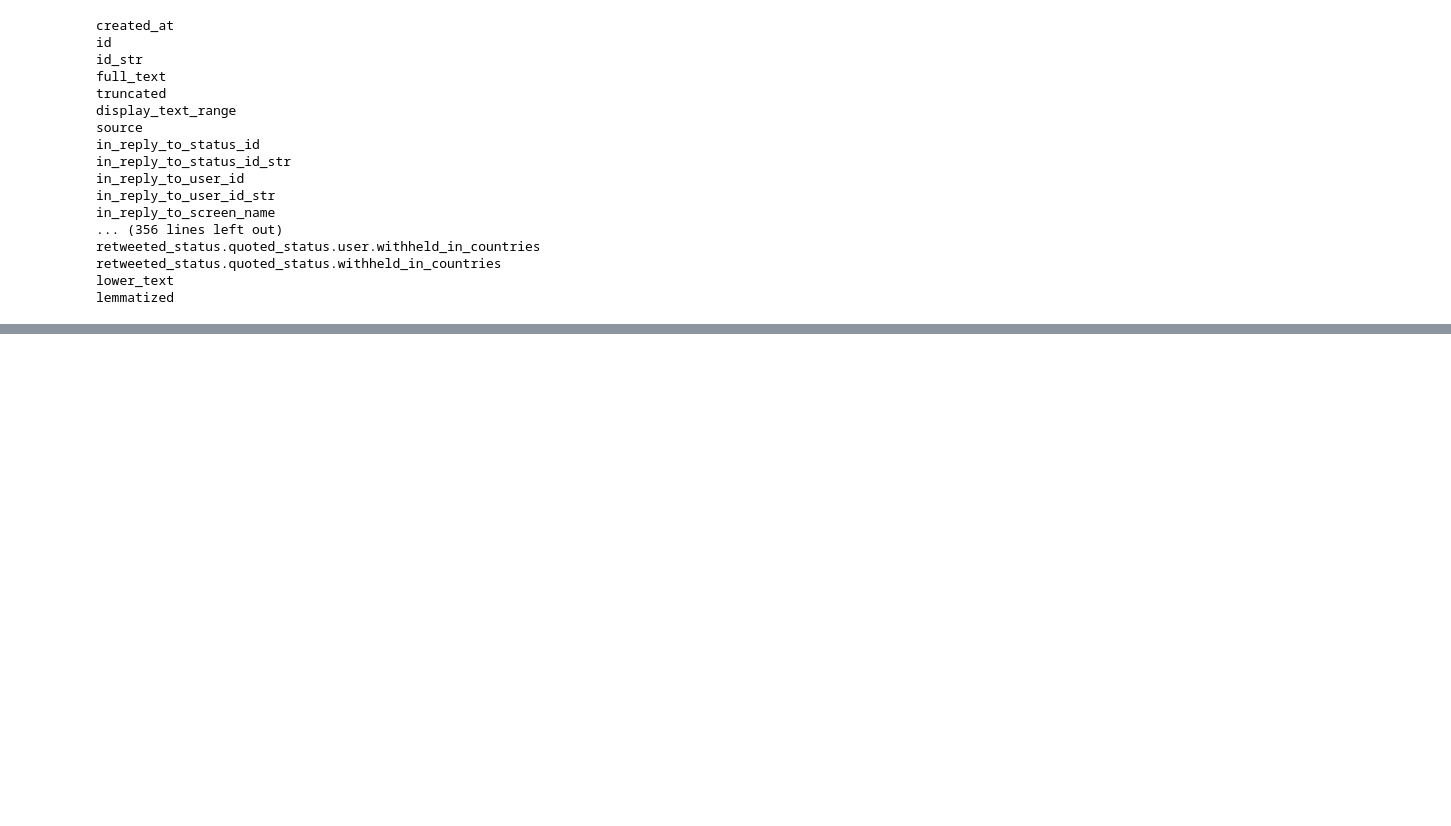
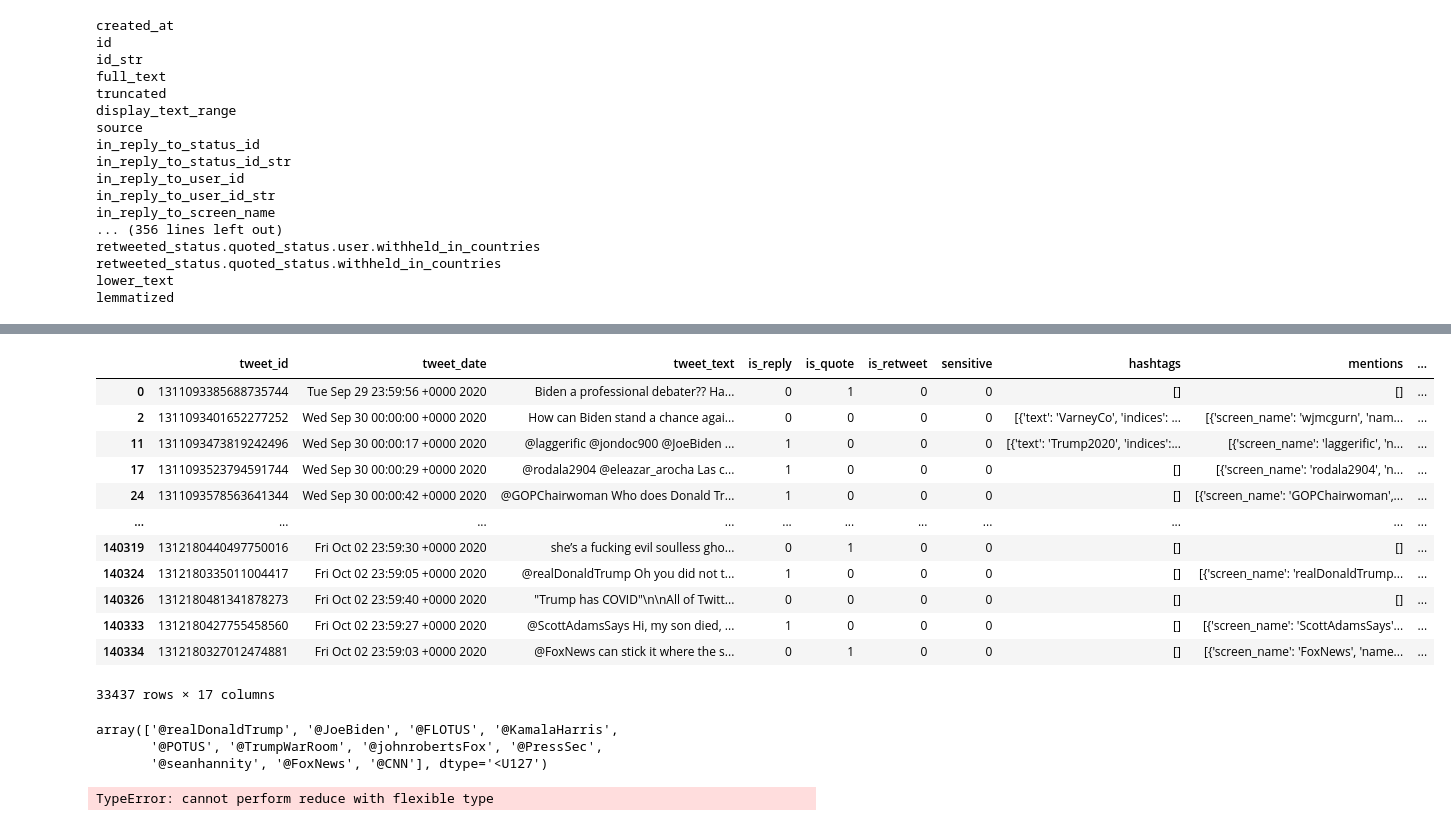
Before and after one commit to cjholcomb/paranormal-distribution, a Jupyter notebook: notebooks/Heathers_twitter.ipynb, the cells around one changed output, grey strips where cells are left out. Drawn from its saved outputs; the diff is of its cells as text; code cells hidden in the pictures; blank space fills up the shorter version.

```diff
--- a/notebooks/Heathers_twitter.ipynb
+++ b/notebooks/Heathers_twitter.ipynb
@@ -218,0 +261,2 @@ plt.title = ;
+# %%
+non_rt_df = df[df['is_retweet'] == 0]
@@ -218,0 +265,33 @@ plt.title = ;
+# %%
+non_rt_df
+# %% [output]
+|  | tweet_id | tweet_date | tweet_text | is_reply | is_quote | is_retweet | sensitive | hashtags | mentions | ... |
+| 0 | 1311093385688735744 | Tue Sep 29 23:59:56 +0000 2020 | Biden a professional debater?? Ha... | 0 | 1 | 0 | 0 | [] | [] | ... |
+| 2 | 1311093401652277252 | Wed Sep 30 00:00:00 +0000 2020 | How can Biden stand a chance agai... | 0 | 0 | 0 | 0 | [{'text': 'VarneyCo', 'indices': ... | [{'screen_name': 'wjmcgurn', 'nam... | ... |
+| 11 | 1311093473819242496 | Wed Sep 30 00:00:17 +0000 2020 | @laggerific @jondoc900 @JoeBiden ... | 1 | 0 | 0 | 0 | [{'text': 'Trump2020', 'indices':... | [{'screen_name': 'laggerific', 'n... | ... |
+| 17 | 1311093523794591744 | Wed Sep 30 00:00:29 +0000 2020 | @rodala2904 @eleazar_arocha Las c... | 1 | 0 | 0 | 0 | [] | [{'screen_name': 'rodala2904', 'n... | ... |
+| 24 | 1311093578563641344 | Wed Sep 30 00:00:42 +0000 2020 | @GOPChairwoman Who does Donald Tr... | 1 | 0 | 0 | 0 | [] | [{'screen_name': 'GOPChairwoman',... | ... |
+| ... | ... | ... | ... | ... | ... | ... | ... | ... | ... | ... |
+| 140319 | 1312180440497750016 | Fri Oct 02 23:59:30 +0000 2020 | she’s a fucking evil soulless gho... | 0 | 1 | 0 | 0 | [] | [] | ... |
+| 140324 | 1312180335011004417 | Fri Oct 02 23:59:05 +0000 2020 | @realDonaldTrump Oh you did not t... | 1 | 0 | 0 | 0 | [] | [{'screen_name': 'realDonaldTrump... | ... |
+| 140326 | 1312180481341878273 | Fri Oct 02 23:59:40 +0000 2020 | "Trump has COVID"\n\nAll of Twitt... | 0 | 0 | 0 | 0 | [] | [] | ... |
+| 140333 | 1312180427755458560 | Fri Oct 02 23:59:27 +0000 2020 | @ScottAdamsSays Hi, my son died, ... | 1 | 0 | 0 | 0 | [] | [{'screen_name': 'ScottAdamsSays'... | ... |
+| 140334 | 1312180327012474881 | Fri Oct 02 23:59:03 +0000 2020 | @FoxNews can stick it where the s... | 0 | 1 | 0 | 0 | [] | [{'screen_name': 'FoxNews', 'name... | ... |
+33437 rows × 17 columns
+# %%
+top_10_names
+# %% [output]
+array(['@realDonaldTrump', '@JoeBiden', '@FLOTUS', '@KamalaHarris',
+       '@POTUS', '@TrumpWarRoom', '@johnrobertsFox', '@PressSec',
+       '@seanhannity', '@FoxNews', '@CNN'], dtype='<U127')
+# %%
+mentions = []
+for ind, text in enumerate(non_rt_df.tweet_text):
+    if np.any(mention) in text:
+        mentions.append(1)
+    else:
+        mentions.append(0)
+# non_rt_df['mention_top_10'] = mentions
+len(mentions)
+# %% [output]
+TypeError: cannot perform reduce with flexible type
```
Also changed, not shown: parts of 19 cells of this notebook.
